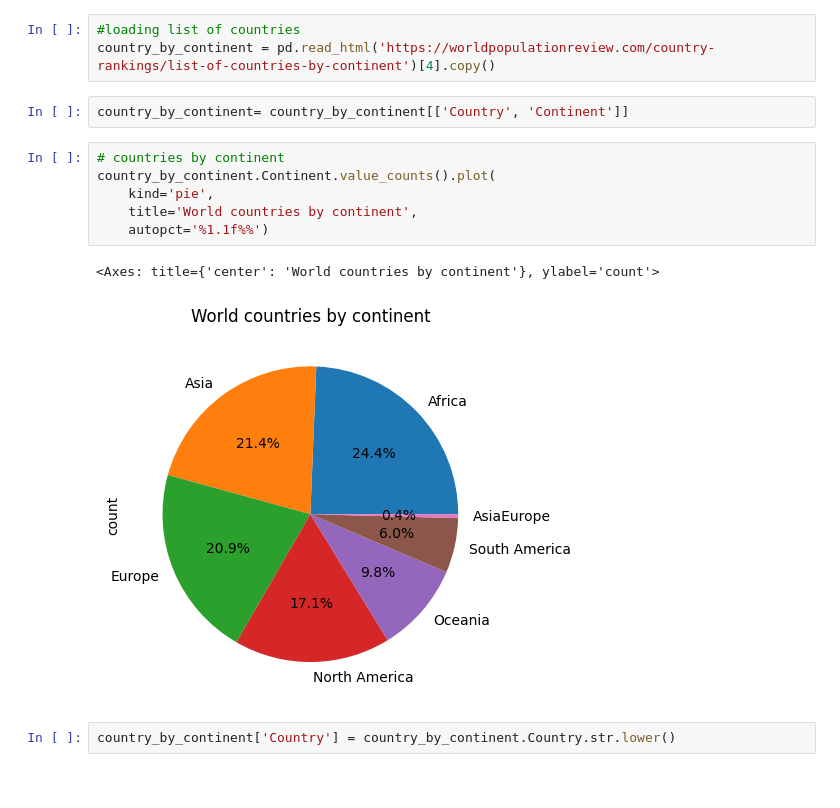
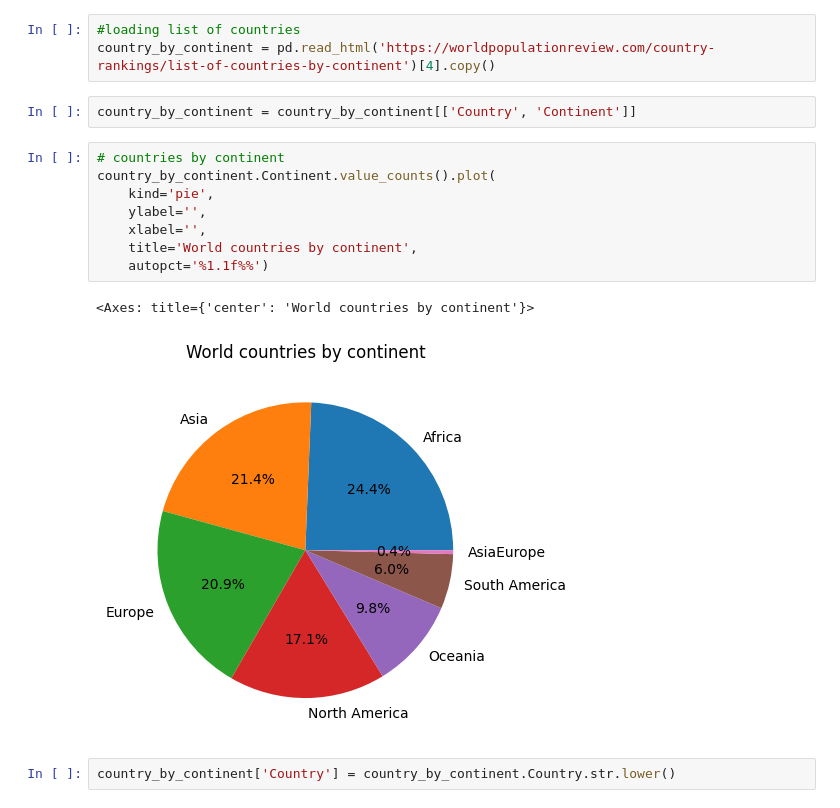
Before and after one commit to mzaoualim/Kaggle_LLM_20_Questions, a Jupyter notebook: Quick_EDA.ipynb, the cells around one changed output. Cells and saved outputs as stored; diff of their text form.

```diff
--- a/Quick_EDA.ipynb
+++ b/Quick_EDA.ipynb
@@ -560,16 +564,18 @@ Again, most of landmarks (83% or 40) are represented in unique labels versus 16%
 #loading list of countries
 country_by_continent = pd.read_html('https://worldpopulationreview.com/country-rankings/list-of-countries-by-continent')[4].copy()
 # %%
-country_by_continent= country_by_continent[['Country', 'Continent']]
+country_by_continent = country_by_continent[['Country', 'Continent']]
 # %%
 # countries by continent
 country_by_continent.Continent.value_counts().plot(
     kind='pie',
+    ylabel='',
+    xlabel='',
     title='World countries by continent',
     autopct='%1.1f%%')
 # %% [output]
-<Axes: title={'center': 'World countries by continent'}, ylabel='count'>
+<Axes: title={'center': 'World countries by continent'}>
-[figure, old version]
+[figure, new version]
 # %%
 country_by_continent['Country'] = country_by_continent.Country.str.lower()
 # %%
```
Also changed, not shown: parts of 26 cells of this notebook.
